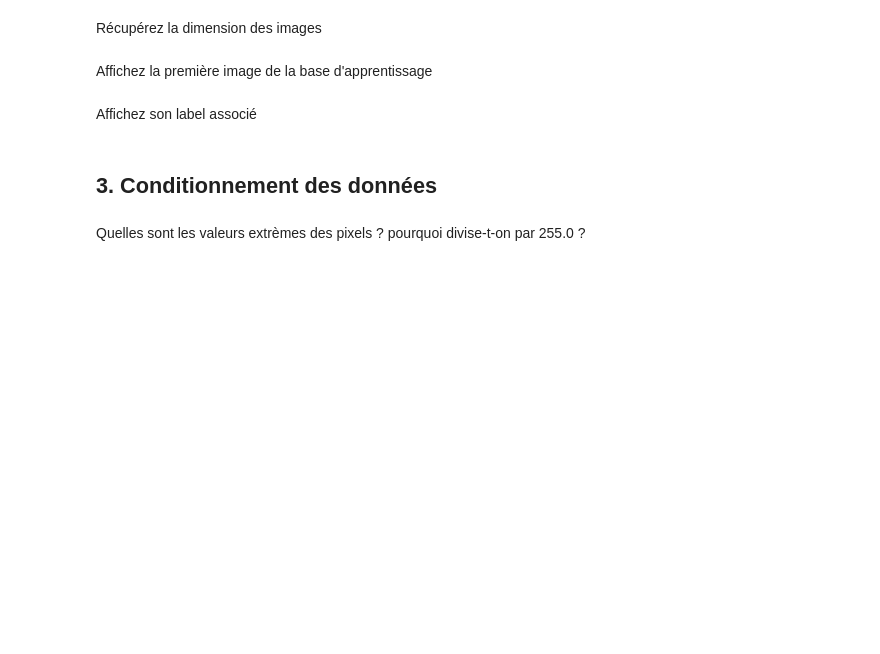
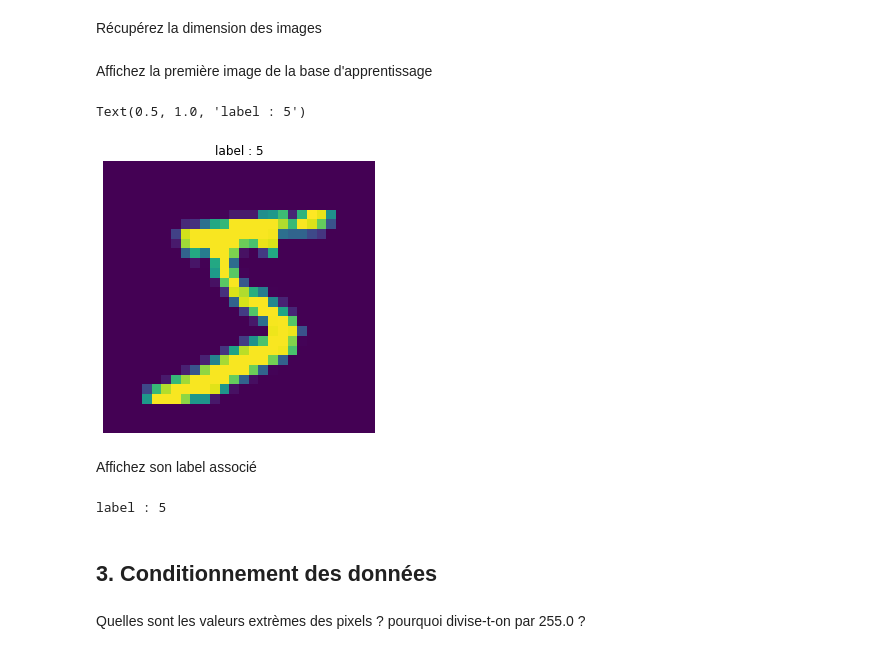
Before and after one commit to BranisGh/Advanced-Machine-Learnig-Master-ISI-Sorbonne-University-, a Jupyter notebook: PW5_Introduction_to_deep_learning/dnn_mnist.ipynb, the cells around one changed output. Cells and saved outputs as stored; diff of their text form; code cells hidden in the pictures; blank space fills up the shorter version.

```diff
--- a/PW5_Introduction_to_deep_learning/dnn_mnist.ipynb
+++ b/PW5_Introduction_to_deep_learning/dnn_mnist.ipynb
@@ -37,7 +42,18 @@ plt.imshow(im)
+# %%
+num_ex = 0
+im = train_images[num_ex]
+plt.figure(figsize=(5, 5))
+plt.imshow(im); plt.axis(False)
+plt.title(f'label : {train_labels[num_ex]}')
+# %% [output]
+Text(0.5, 1.0, 'label : 5')
+[figure, added]
 # %% [markdown]
 Affichez son label associé
 # %%
-print('label : {}'.format(...))
+print('label : {}'.format(train_labels[num_ex]))
+# %% [output]
+label : 5
 # %% [markdown]
 ## 3. Conditionnement des données
 # %% [markdown]
```
Also changed, not shown: parts of 25 cells of this notebook.
